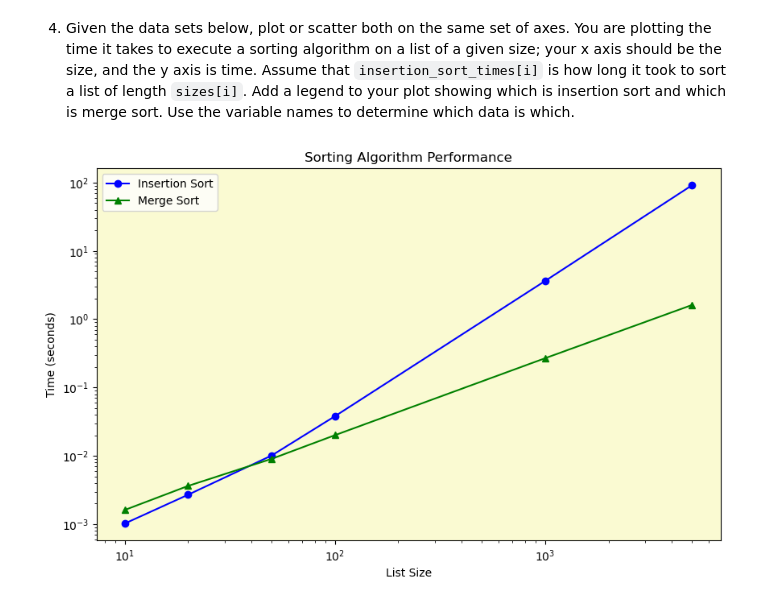
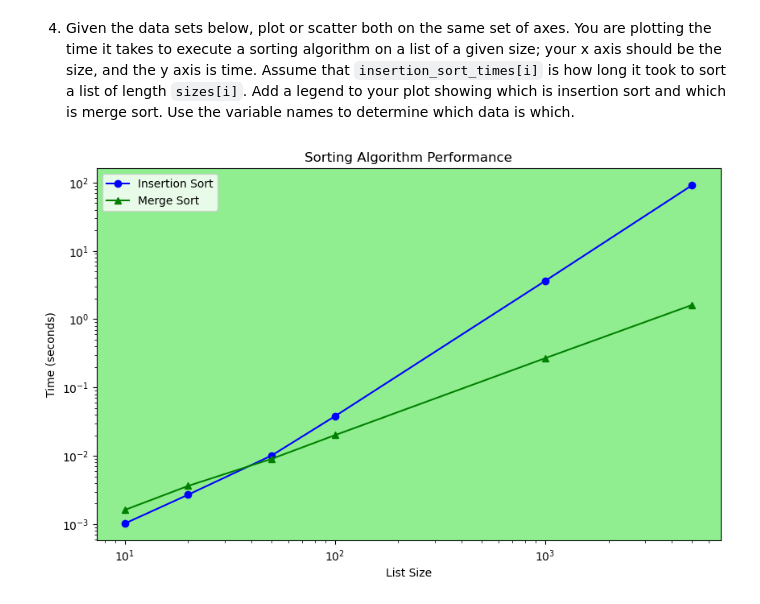
Before and after one commit to hanenia/pyplot, a Jupyter notebook: pyplot.ipynb, the cells around one changed output. Saved outputs shown, nothing was run; the diff lists cells and outputs as text; code cells hidden in the pictures.

```diff
--- a/pyplot.ipynb
+++ b/pyplot.ipynb
@@ -162,19 +164,19 @@ plt.show()
 # %%
 sizes = [10, 20, 50, 100, 1000, 5000]
 insertion_sort_times = [0.0010252999999999998, 0.0027026999999999954, 0.010147200000000002, 0.0381137, 3.6303399, 91.2180796]
 merge_sort_times = [0.00161889999999687, 0.003635600000009731, 0.0090655000000055, 0.020108000000007564, 0.2687474000000094, 1.6147050999999948]
 
 # Plotting the sorting algorithm performance
 plt.figure(figsize=(10, 6))
 plt.plot(sizes, insertion_sort_times, label='Insertion Sort', marker='o', color='blue')
 plt.plot(sizes, merge_sort_times, label='Merge Sort', marker='^', color='green')
 plt.title('Sorting Algorithm Performance')
 plt.xlabel('List Size')
 plt.ylabel('Time (seconds)')
 plt.legend()
-plt.gca().set_facecolor('lightgoldenrodyellow')
+plt.gca().set_facecolor('lightgreen')
 plt.xscale('log')
 plt.yscale('log')
 plt.show()
 # %% [output]
-[figure, old version]
+[figure, new version]
```
Also changed, not shown: parts of 3 cells of this notebook, 1 other file.
